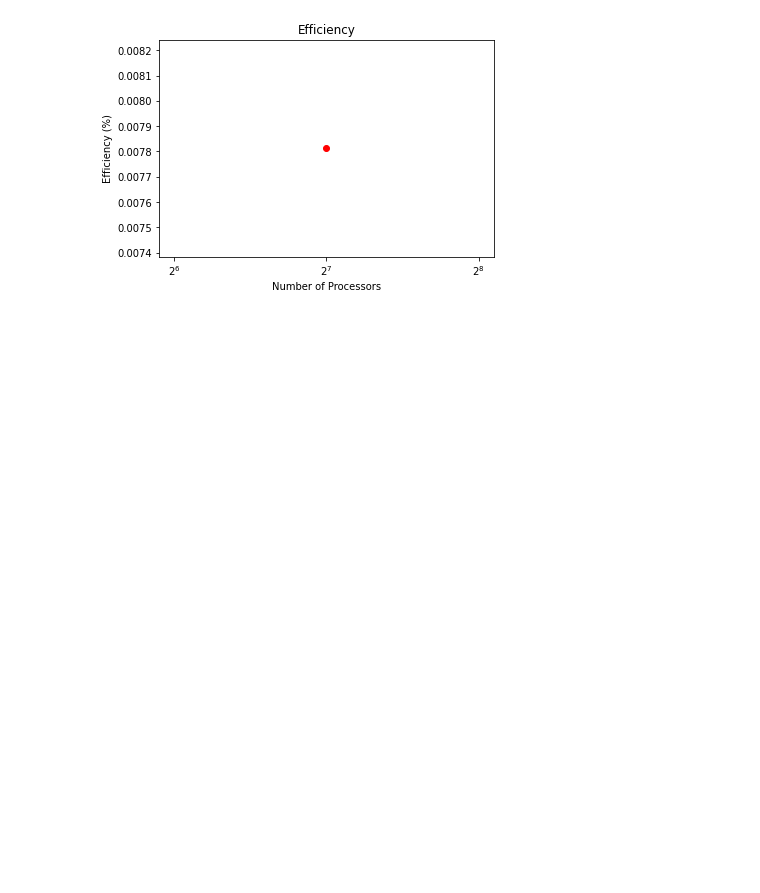
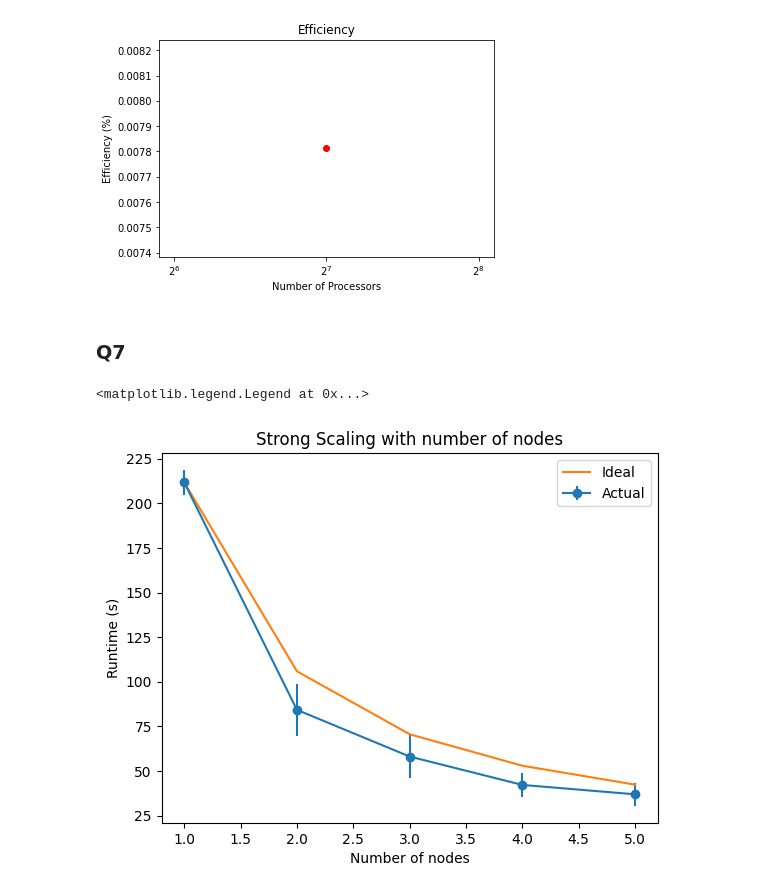
Before and after one commit to cmse822/project-2-pi-by-mpi-team-4, a Jupyter notebook: dataInterpretation.ipynb, the cells around one changed output. Saved outputs shown, nothing was run; the diff lists cells and outputs as text; code cells hidden in the pictures; blank space fills up the shorter version.

Commit message:
Added graphs for Q7

```diff
--- a/dataInterpretation.ipynb
+++ b/dataInterpretation.ipynb
@@ -115,3 +115,27 @@ plt.savefig("speed_up_part4_p3.png")
 [figure]
 [figure]
 [figure]
+# %% [markdown]
+### Q7
+# %%
+strong_scaling = pd.read_csv('Q7_strong.csv', header=0)
+weak_scaling = pd.read_csv('Q7_weak.csv', header=0)
+comm_scaling = pd.read_csv('Q7_comm.csv', header=0)
+# %%
+nodes = strong_scaling[' # nodes']
+nodesUnique = np.sort(nodes.unique())
+meanRunTimeNode_strong = pd.DataFrame({
+    'nodes': nodesUnique,
+    'time': [np.mean(strong_scaling[' time'][nodes == numNode]) for numNode in nodesUnique],
+    'std': [np.std(strong_scaling[' time'][nodes == numNode]) for numNode in nodesUnique],
+})
+# %%
+plt.errorbar(meanRunTimeNode_strong['nodes'], meanRunTimeNode_strong['time'], meanRunTimeNode_strong['std'], linestyle='-', fmt='o', label = 'Actual')
+plt.plot(meanRunTimeNode_strong['nodes'], meanRunTimeNode_strong['time'][0] / np.arange(1, 6), label = 'Ideal')
+plt.xlabel("Number of nodes")
+plt.ylabel("Runtime (s)")
+plt.title('Strong Scaling with number of nodes')
+plt.legend()
+# %% [output]
+<matplotlib.legend.Legend at 0x...>
+[figure, added]
```
Also changed, not shown: parts of 5 cells of this notebook, 1 other file.
